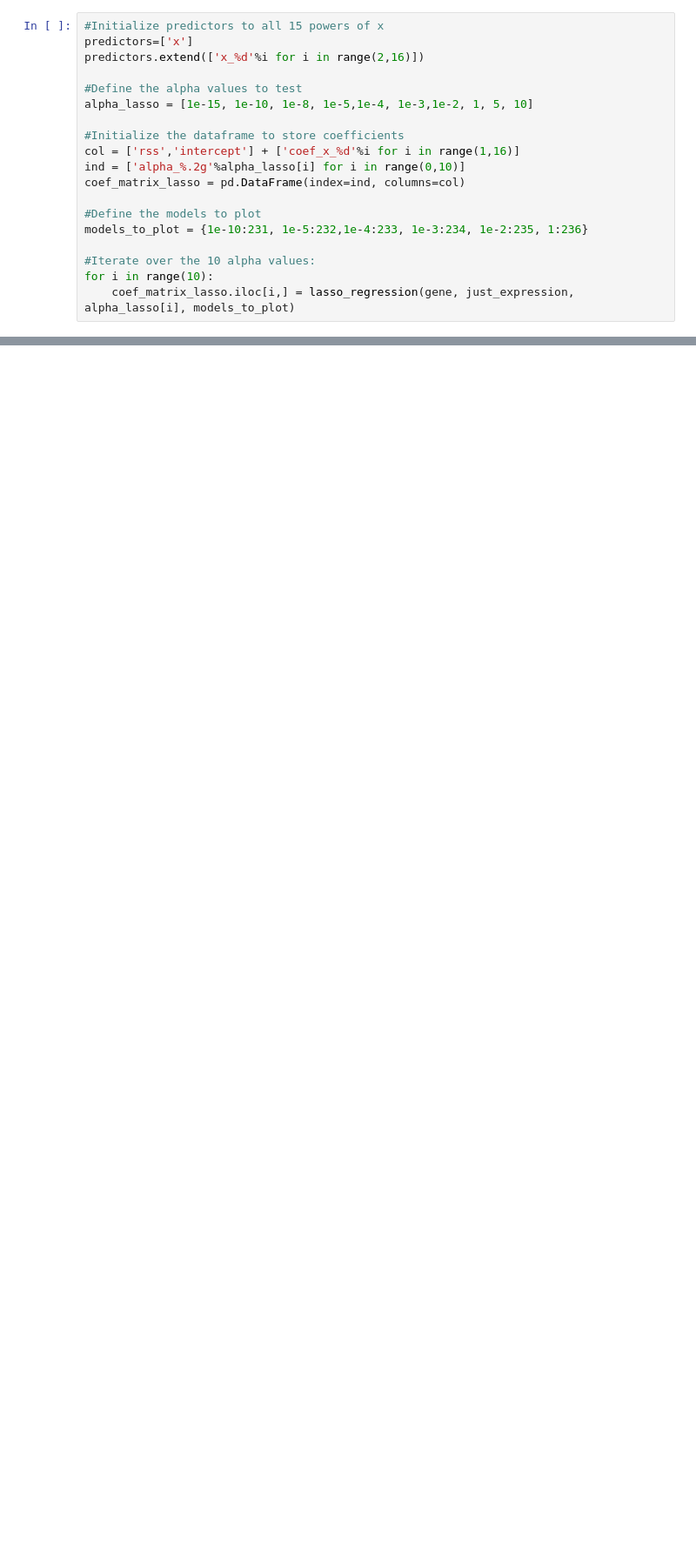
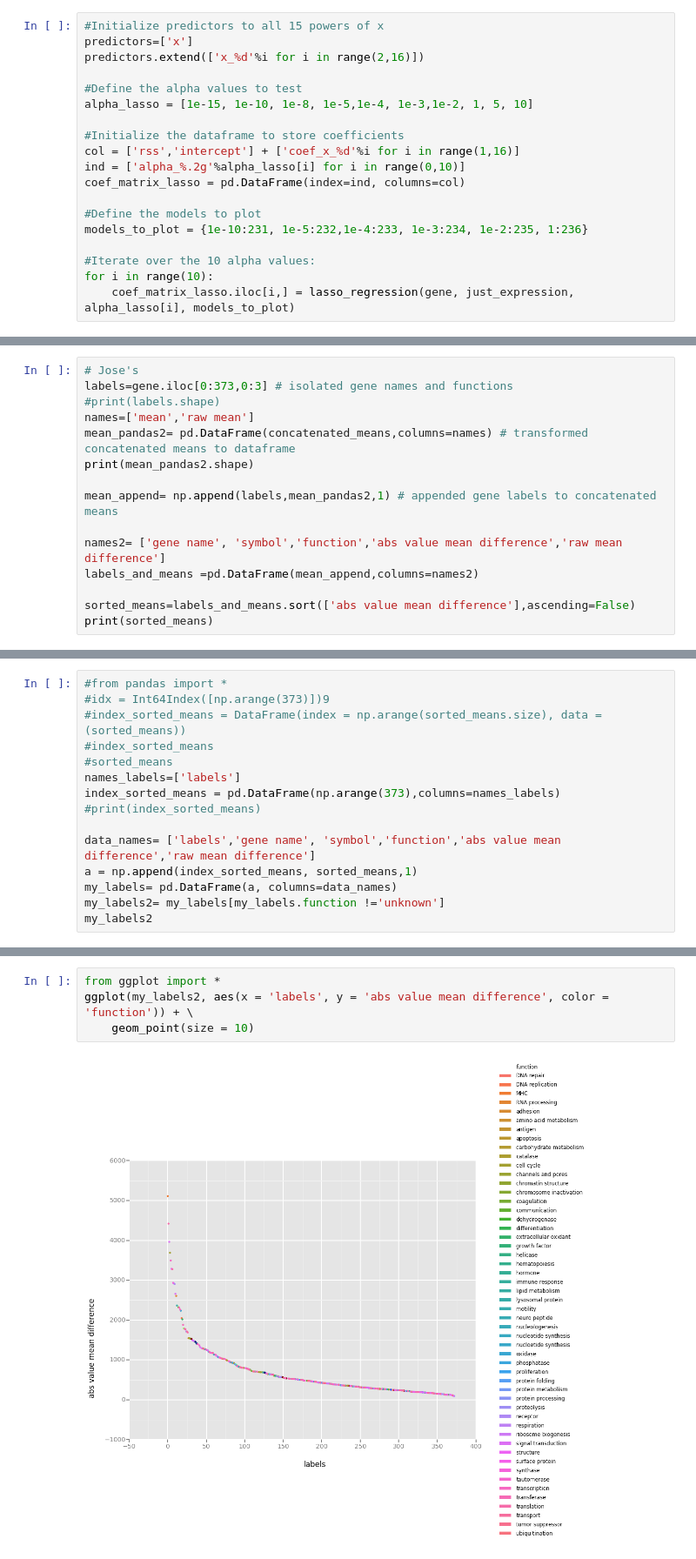
Before and after one commit to UW-Biol419-Wi2017/BRCA1-GENES_PROJECT, a Jupyter notebook: Kianna code.ipynb, the cells around one changed output, grey strips where cells are left out. Shown: that part at 87% size. Cells and saved outputs as stored; diff of their text form; blank space fills up the shorter version.

Commit message:
Add scatterplot with too similar colors

```diff
--- a/Kianna code.ipynb
+++ b/Kianna code.ipynb
@@ -164,0 +123,15 @@ for i in np.unique(sorted_means.iloc[:,2]):
+# %%
+# Jose's
+labels=gene.iloc[0:373,0:3] # isolated gene names and functions
+#print(labels.shape)
+names=['mean','raw mean']
+mean_pandas2= pd.DataFrame(concatenated_means,columns=names) # transformed concatenated means to dataframe
+print(mean_pandas2.shape)
+
+mean_append= np.append(labels,mean_pandas2,1) # appended gene labels to concatenated means
+
+names2= ['gene name', 'symbol','function','abs value mean difference','raw mean difference']
+labels_and_means =pd.DataFrame(mean_append,columns=names2)
+
+sorted_means=labels_and_means.sort(['abs value mean difference'],ascending=False)
+print(sorted_means)
@@ -164,0 +156,15 @@ for i in np.unique(sorted_means.iloc[:,2]):
+# %%
+#from pandas import *
+#idx = Int64Index([np.arange(373)])9
+#index_sorted_means = DataFrame(index = np.arange(sorted_means.size), data =(sorted_means))
+#index_sorted_means
+#sorted_means
+names_labels=['labels']
+index_sorted_means = pd.DataFrame(np.arange(373),columns=names_labels)
+#print(index_sorted_means)
+
+data_names= ['labels','gene name', 'symbol','function','abs value mean difference','raw mean difference']
+a = np.append(index_sorted_means, sorted_means,1)
+my_labels= pd.DataFrame(a, columns=data_names)
+my_labels2= my_labels[my_labels.function !='unknown']
+my_labels2
@@ -164,0 +190,6 @@ for i in np.unique(sorted_means.iloc[:,2]):
+# %%
+from ggplot import *
+ggplot(my_labels2, aes(x = 'labels', y = 'abs value mean difference', color = 'function')) + \
+    geom_point(size = 10)
+# %% [output]
+[figure, added]
```
Also changed, not shown: parts of 7 cells of this notebook.
